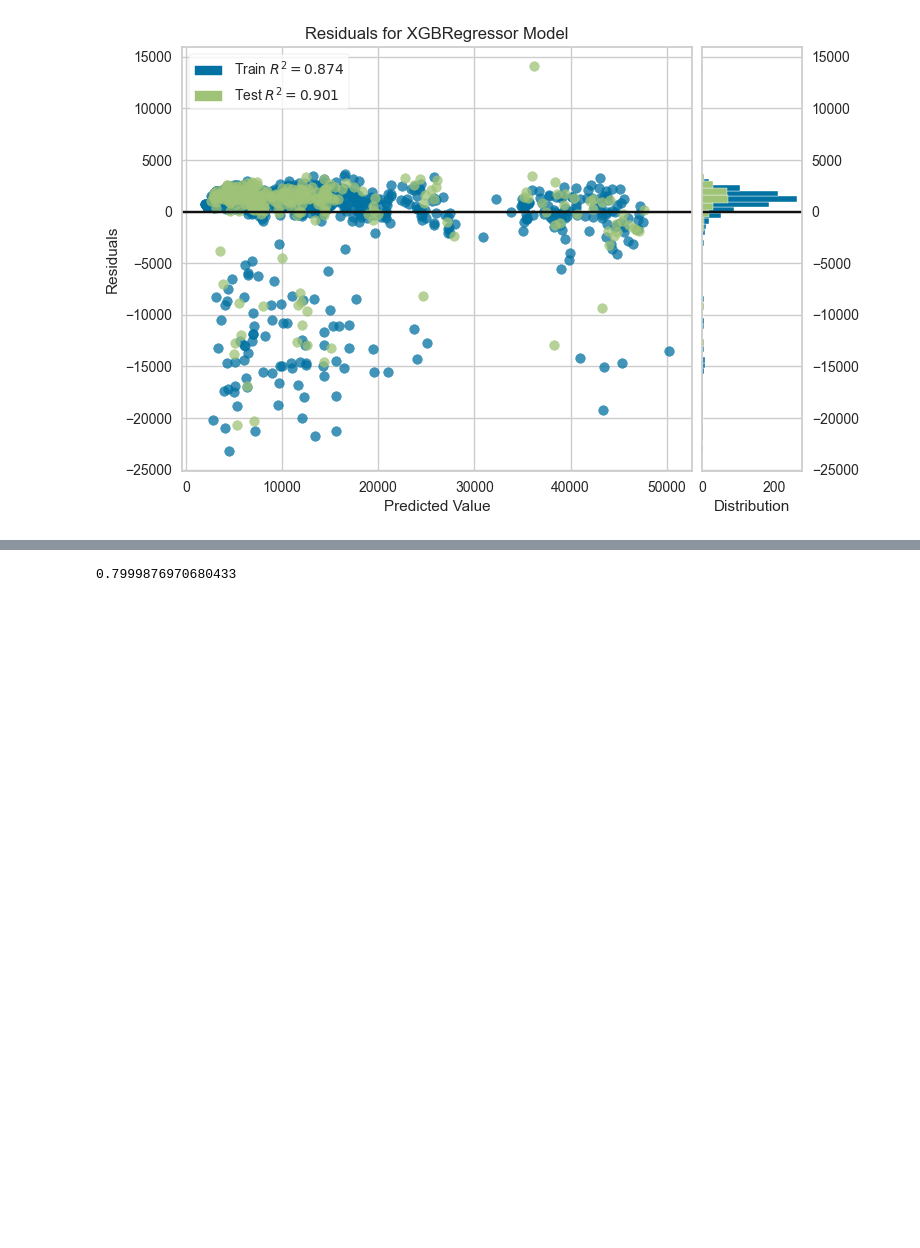
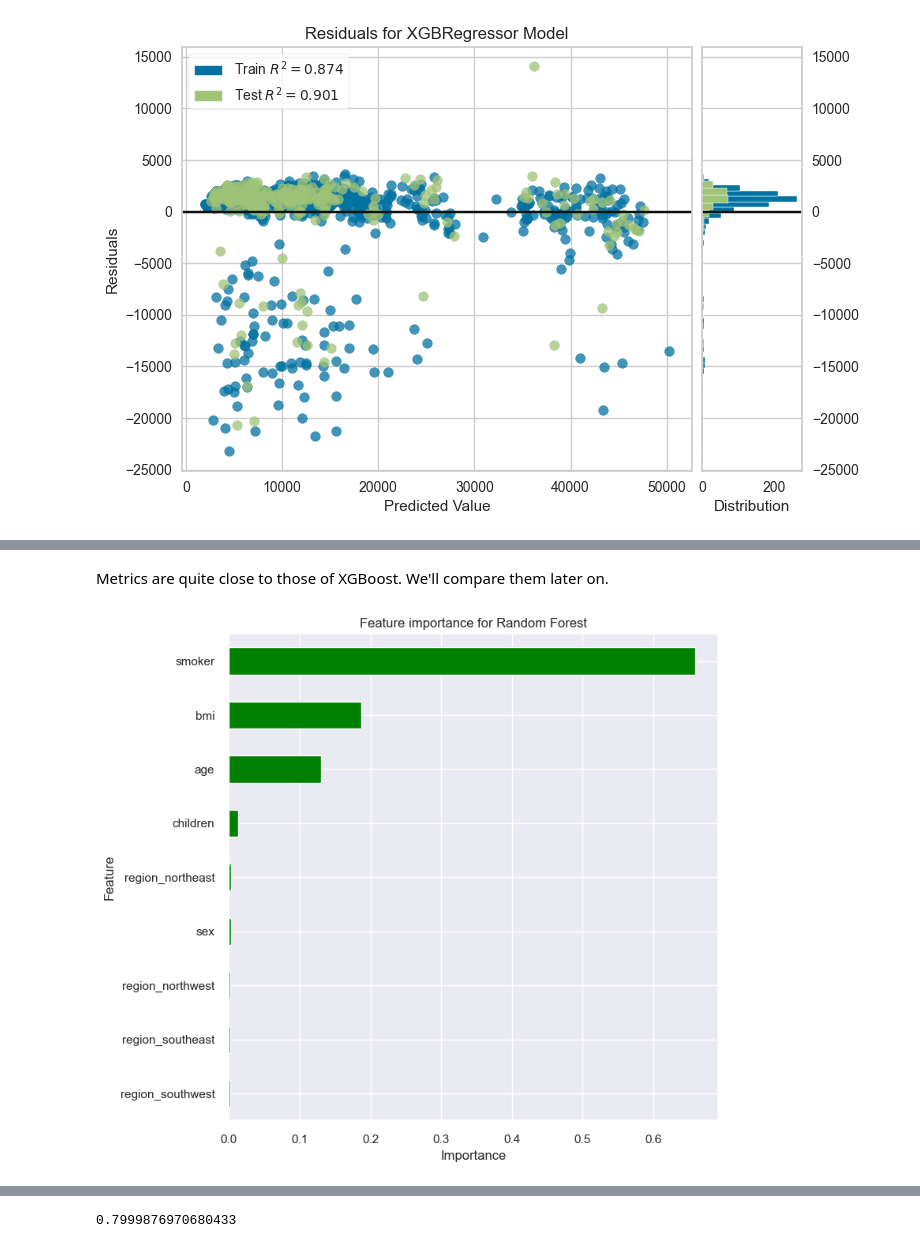
Before and after one commit to Barbara-wierzba-sowinska/iSA-DS-Bootcamp, a Jupyter notebook: analysis_and_modelling.ipynb, the cells around one changed output, grey strips where cells are left out. Saved outputs shown, nothing was run; the diff lists cells and outputs as text; code cells hidden in the pictures; blank space fills up the shorter version.

```diff
--- a/analysis_and_modelling.ipynb
+++ b/analysis_and_modelling.ipynb
@@ -528,2 +495,12 @@ R-squared (R2) Score: 0.8809885617512777
-# %%
-x_train, x_test, y_train, y_test = train_test_split(x, y, test_size=0.2)
+# %% [markdown]
+Metrics are quite close to those of XGBoost. We'll compare them later on.
+# %%
+importances = pd.Series(rf.feature_importances_, index = x_train.columns)
+importances.sort_values(ascending=True, inplace=True)
+importances.plot.barh(color='green')
+plt.xlabel('Importance')
+plt.ylabel('Feature')
+plt.title('Feature importance for Random Forest')
+plt.show()
+# %% [output]
+[figure, added]
```
Also changed, not shown: parts of 62 cells of this notebook.
